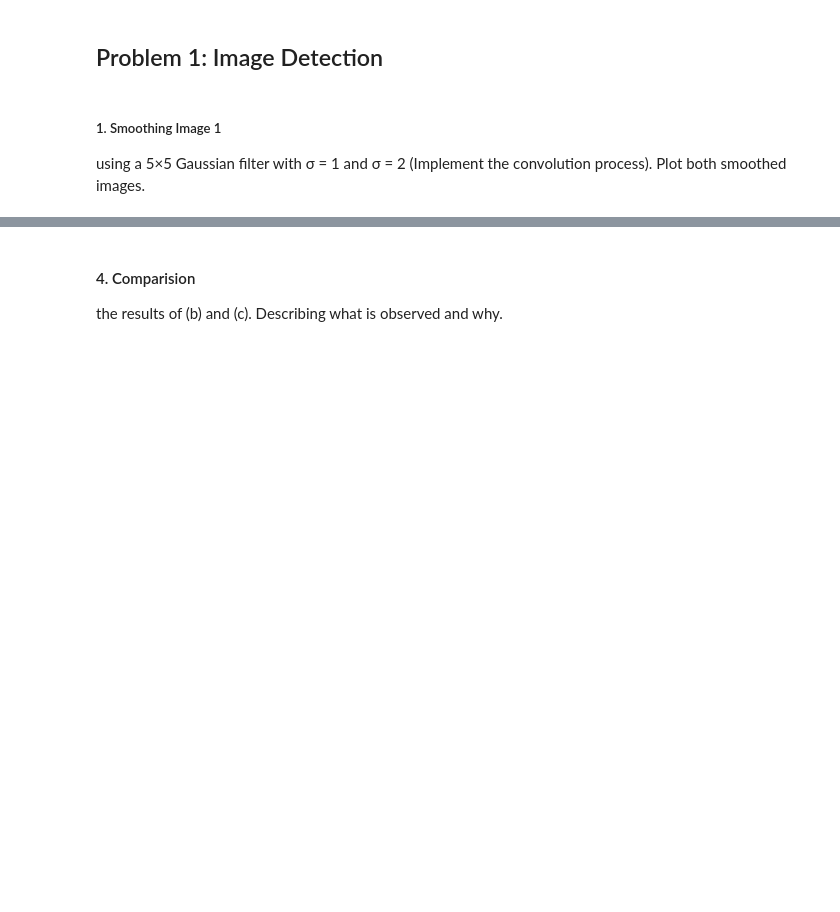
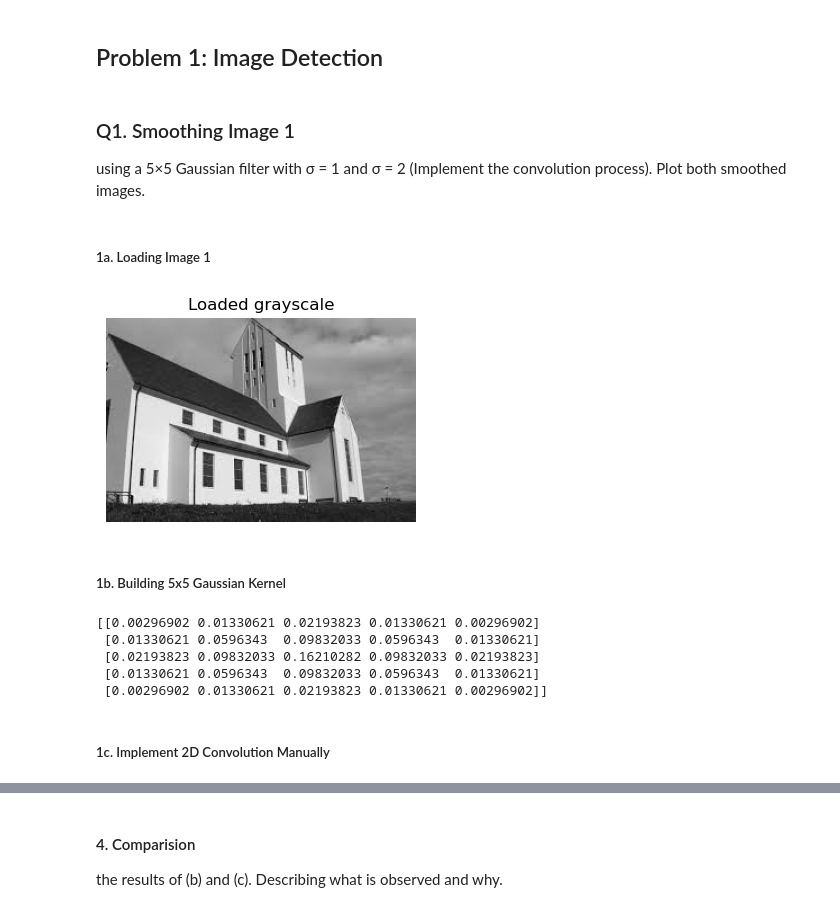
Before and after one commit to issarmank/cs-4452-assignment1-image-detection, a Jupyter notebook: image.ipynb, the cells around one changed output, grey strips where cells are left out. Drawn from its saved outputs; the diff is of its cells as text; code cells hidden in the pictures; blank space fills up the shorter version.

Commit message:
loaded image, did some smoothing and built some plot results

```diff
--- a/image.ipynb
+++ b/image.ipynb
@@ -5,4 +9,53 @@
 # %% [markdown]
-##### 1. Smoothing Image 1
+### Q1. Smoothing Image 1
 
 using a 5×5 Gaussian filter with σ = 1 and σ = 2 (Implement the convolution process). Plot both smoothed images.
+# %% [markdown]
+##### 1a. Loading Image 1
+# %%
+# Load image
+image = plt.imread('image1.png')
+
+if image.ndim == 2:
+    grayscale = image
+else:
+    # RGB or RGBA -> drop alpha if present, then average channels
+    grayscale = image[..., :3].mean(axis=2)
+
+# normalize depending on dtype/range
+grayscale = grayscale.astype(np.float32)
+float_image = grayscale / (255.0 if grayscale.max() > 1.0 else 1.0)
+
+plt.figure(figsize=(4,4))
+plt.imshow(float_image, cmap="gray")
+plt.axis("off")
+plt.title("Loaded grayscale")
+plt.show()
+# %% [output]
+[figure, added]
+# %% [markdown]
+##### 1b. Building 5x5 Gaussian Kernel
+# %%
+def gaussian_kernel(size=5, sigma=1.0):
+    """Create a size x size Gaussian kernel"""
+    # Create a coordinate grid centered at 0
+    ax = np.arange(-size // 2 + 1, size // 2 + 1)
+    xx, yy = np.meshgrid(ax, ax)
+
+    # Calculate Gaussian values
+    kernel = np.exp(-(xx**2 + yy**2) / (2 * sigma**2))
+
+    # Normalize so sum equals 1
+    return kernel / np.sum(kernel)
+
+# Create 5x5 Gaussian kernel
+kernel = gaussian_kernel(5, sigma=1.0)
+print(kernel)
+# %% [output]
+[[0.00296902 0.01330621 0.02193823 0.01330621 0.00296902]
+ [0.01330621 0.0596343  0.09832033 0.0596343  0.01330621]
+ [0.02193823 0.09832033 0.16210282 0.09832033 0.02193823]
+ [0.01330621 0.0596343  0.09832033 0.0596343  0.01330621]
+ [0.00296902 0.01330621 0.02193823 0.01330621 0.00296902]]
+# %% [markdown]
+##### 1c. Implement 2D Convolution Manually
```
Also changed, not shown: parts of 6 cells of this notebook.
